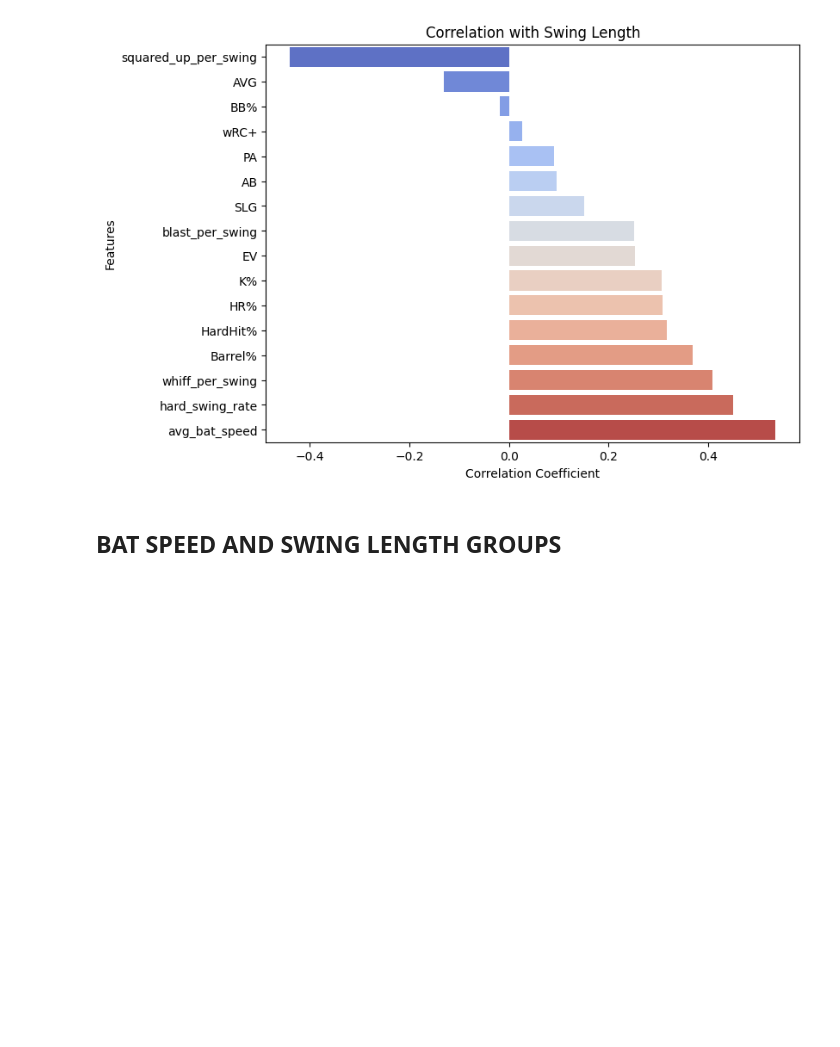
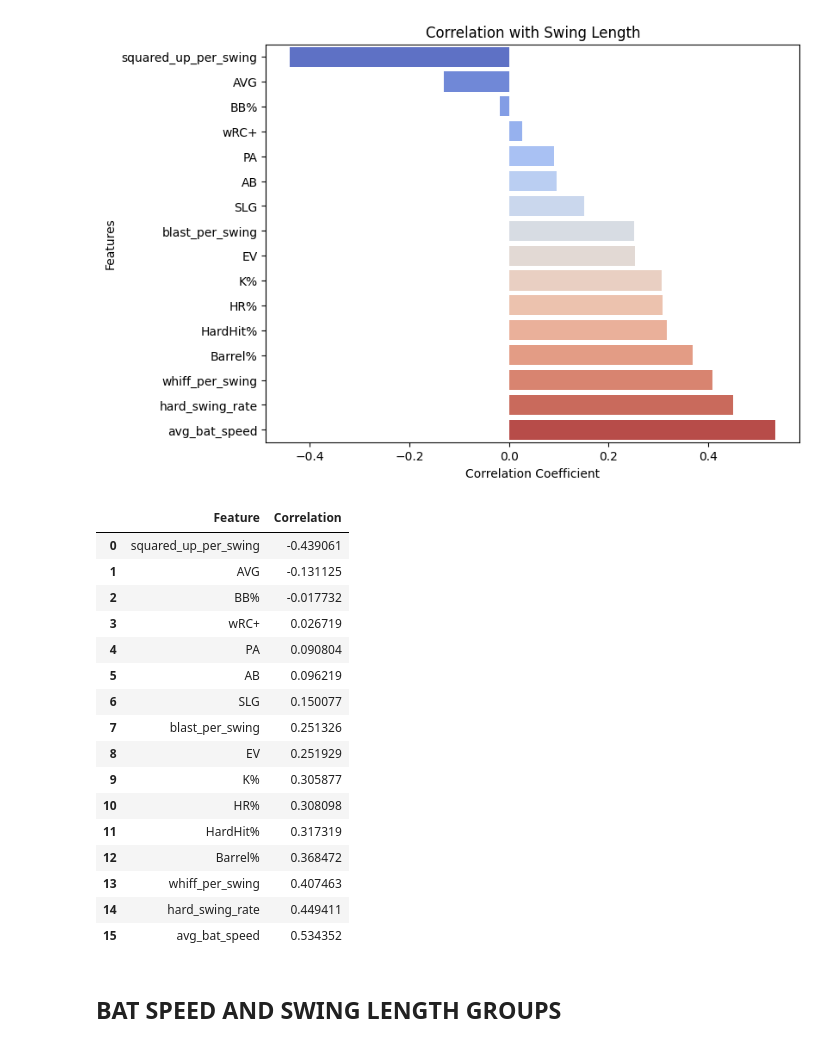
Before and after one commit to jakerood/bat-tracking-capstone, a Jupyter notebook: eda.ipynb, the cells around one changed output. Saved outputs shown, nothing was run; the diff lists cells and outputs as text; code cells hidden in the pictures; blank space fills up the shorter version.

```diff
--- a/eda.ipynb
+++ b/eda.ipynb
@@ -165,6 +185,26 @@ plt.legend([], [], frameon=False)  # Remove the legend
 plt.show()
 # %% [output]
 [figure]
+# %%
+correlation_df
+# %% [output]
+|  | Feature | Correlation |
+| 0 | squared_up_per_swing | -0.439061 |
+| 1 | AVG | -0.131125 |
+| 2 | BB% | -0.017732 |
+| 3 | wRC+ | 0.026719 |
+| 4 | PA | 0.090804 |
+| 5 | AB | 0.096219 |
+| 6 | SLG | 0.150077 |
+| 7 | blast_per_swing | 0.251326 |
+| 8 | EV | 0.251929 |
+| 9 | K% | 0.305877 |
+| 10 | HR% | 0.308098 |
+| 11 | HardHit% | 0.317319 |
+| 12 | Barrel% | 0.368472 |
+| 13 | whiff_per_swing | 0.407463 |
+| 14 | hard_swing_rate | 0.449411 |
+| 15 | avg_bat_speed | 0.534352 |
 # %% [markdown]
 ## BAT SPEED AND SWING LENGTH GROUPS
 # %%
```
Also changed, not shown: parts of 1 cell of this notebook.
